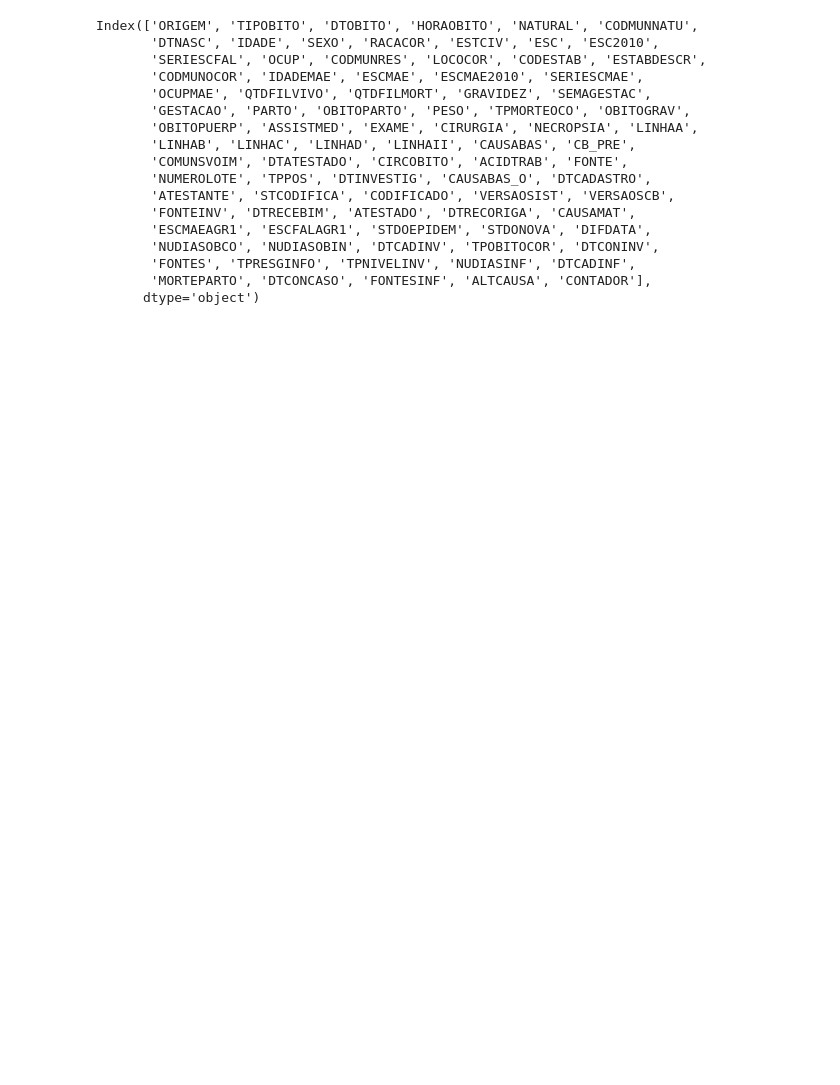
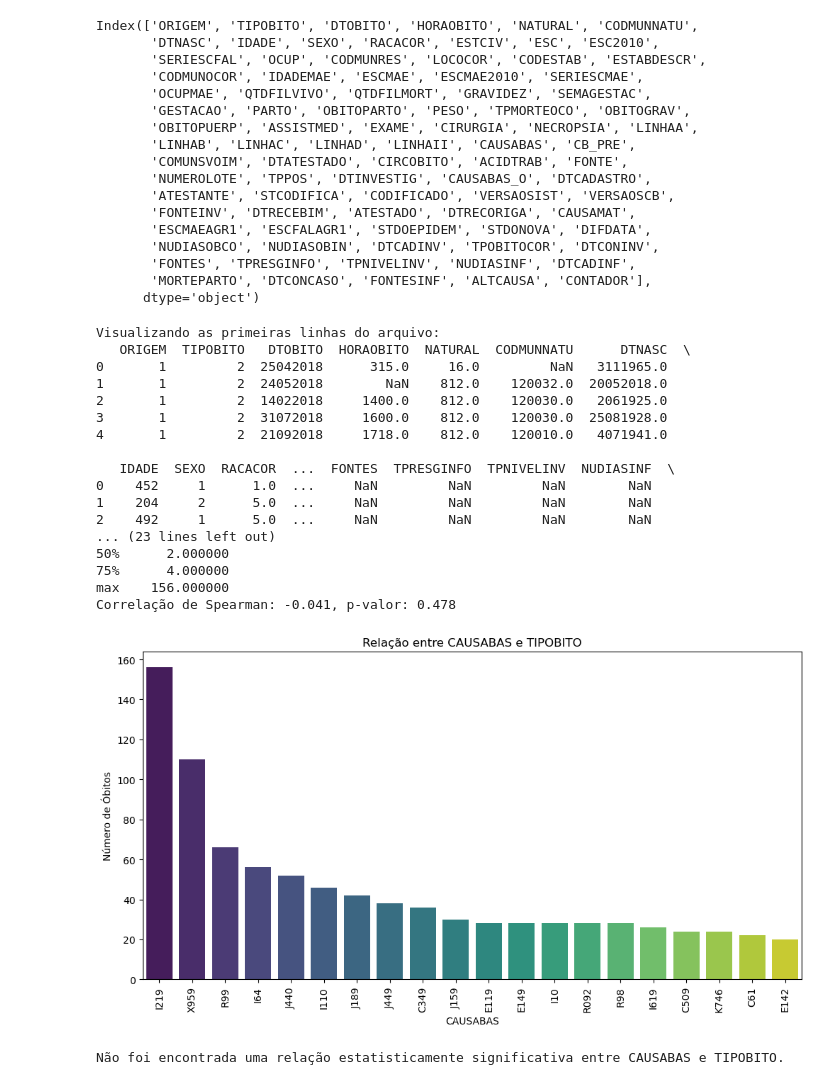
Before and after one commit to Macedosouza2024/Engenharia-de-dados, a Jupyter notebook: Problema_3-checkpoint.ipynb, the cells around one changed output. Cells and saved outputs as stored; diff of their text form; code cells hidden in the pictures; blank space fills up the shorter version.

Commit message:
Atualizado com ajuste nas colunas e linhas

```diff
--- a/Problema_3-checkpoint.ipynb
+++ b/Problema_3-checkpoint.ipynb
@@ -192,7 +191,7 @@ for ano in anos:
 download_folder = os.path.join(os.path.expanduser('~'), 'Downloads')
 
 # Lista de arquivos que você quer capturar (exemplo de nomes de arquivos)
-arquivos_para_capturar = ['Mortalidade_Geral_2018.csv', 'Mortalidade_Geral_2019.csv', 'Mortalidade_Geral_2020.csv', 'Mortalidade_Geral_2021.csv', 'DO22OPEN.csv']
+arquivos_para_capturar = ['Mortalidade_Geral_2018.csv', 'Mortalidade_Geral_2019.csv', 'Mortalidade_Geral_2020.csv', 'Mortalidade_Geral_2021.csv', 'DO22OPEN.csv', 'DO23OPEN.csv']
 
 # Caminho onde você deseja mover os arquivos capturados
 destino = "C:/Users/walter.macedo/Desktop/WalterMacedo/Modulo engenharia de dados/TRABALHO_FINAL_M5"
@@ -228,6 +228,0 @@ print("Arquivo consolidado salvo como 'dados_obito_consolidado.csv")
-# %%
-df = pd.read_csv('dados_obito_consolidado.csv' , sep= ';', nrows=1000)
-
-df.to_csv('dados_obito.csv')
-
-df.head(5)
@@ -284,3 +404,73 @@ Index(['ORIGEM', 'TIPOBITO', 'DTOBITO', 'HORAOBITO', 'NATURAL', 'CODMUNNATU',
        'FONTES', 'TPRESGINFO', 'TPNIVELINV', 'NUDIASINF', 'DTCADINF',
        'MORTEPARTO', 'DTCONCASO', 'FONTESINF', 'ALTCAUSA', 'CONTADOR'],
       dtype='object')
+# %%
+import scipy.stats as stats
+
+def analisar_relacao_obitos_cid(caminho_arquivo):
+    # Carregar a planilha
+    df = pd.read_csv(caminho_arquivo, sep=';', nrows=1000, encoding='utf-8')
+
+    # Verificar as primeiras linhas
+    print("Visualizando as primeiras linhas do arquivo:")
+    print(df.head())
+
+    # Ajustar nomes de colunas, se necessário (exemplo genérico)
+    colunas_esperadas = ['CAUSABAS', 'TIPOBITO']
+    df = df[colunas_esperadas]
+
+    # Garantir que TIPOBITO seja numérico
+    df['TIPOBITO'] = pd.to_numeric(df['TIPOBITO'], errors='coerce').fillna(0)
+
+    # Agrupar os óbitos por CID
+    df_grouped = df.groupby('CAUSABAS')['TIPOBITO'].sum().reset_index()
+
+    # Verificar dados após agrupamento
+    print(df_grouped.head())
+    print(df_grouped.describe())
+
+    # Criar um índice categórico para CAUSABAS
+    df_grouped['CAUSABAS_Index'] = df_grouped['CAUSABAS'].astype('category').cat.codes
+
+    # Análise estatística (exemplo: Teste de Correlação de Spearman)
+    correlacao, p_valor = stats.spearmanr(df_grouped['CAUSABAS_Index'], df_grouped['TIPOBITO'])
+
+    print(f"Correlação de Spearman: {correlacao:.3f}, p-valor: {p_valor:.3f}")
+
+    # Visualizar relação
+    plt.figure(figsize=(12, 6))
+    top_causas = df_grouped.nlargest(20, 'TIPOBITO')  # Mostrar apenas os 20 principais
+    sns.barplot(data=top_causas, x='CAUSABAS', y='TIPOBITO', palette='viridis')
+    plt.xticks(rotation=90)
+    plt.xlabel('CAUSABAS')
+    plt.ylabel('Número de Óbitos')
+    plt.title('Relação entre CAUSABAS e TIPOBITO')
+    plt.show()
+
+    # Interpretar resultado
+    if p_valor < 0.05:
+        print("Existe uma relação estatisticamente significativa entre CAUSABAS e TIPOBITO.")
+    else:
+        print("Não foi encontrada uma relação estatisticamente significativa entre CAUSABAS e TIPOBITO.")
+
+analisar_relacao_obitos_cid('dados/Mortalidade_Geral_Completo.csv')
+# %% [output]
+Visualizando as primeiras linhas do arquivo:
+   ORIGEM  TIPOBITO   DTOBITO  HORAOBITO  NATURAL  CODMUNNATU      DTNASC  \
+0       1         2  25042018      315.0     16.0         NaN   3111965.0
+1       1         2  24052018        NaN    812.0    120032.0  20052018.0
+2       1         2  14022018     1400.0    812.0    120030.0   2061925.0
+3       1         2  31072018     1600.0    812.0    120030.0  25081928.0
+4       1         2  21092018     1718.0    812.0    120010.0   4071941.0
+
+   IDADE  SEXO  RACACOR  ...  FONTES  TPRESGINFO  TPNIVELINV  NUDIASINF  \
+0    452     1      1.0  ...     NaN         NaN         NaN        NaN
+1    204     2      5.0  ...     NaN         NaN         NaN        NaN
+2    492     1      5.0  ...     NaN         NaN         NaN        NaN
+... (23 lines left out)
+50%      2.000000
+75%      4.000000
+max    156.000000
+Correlação de Spearman: -0.041, p-valor: 0.478
+[figure, added]
+Não foi encontrada uma relação estatisticamente significativa entre CAUSABAS e TIPOBITO.
```
Also changed, not shown: parts of 12 cells of this notebook.
